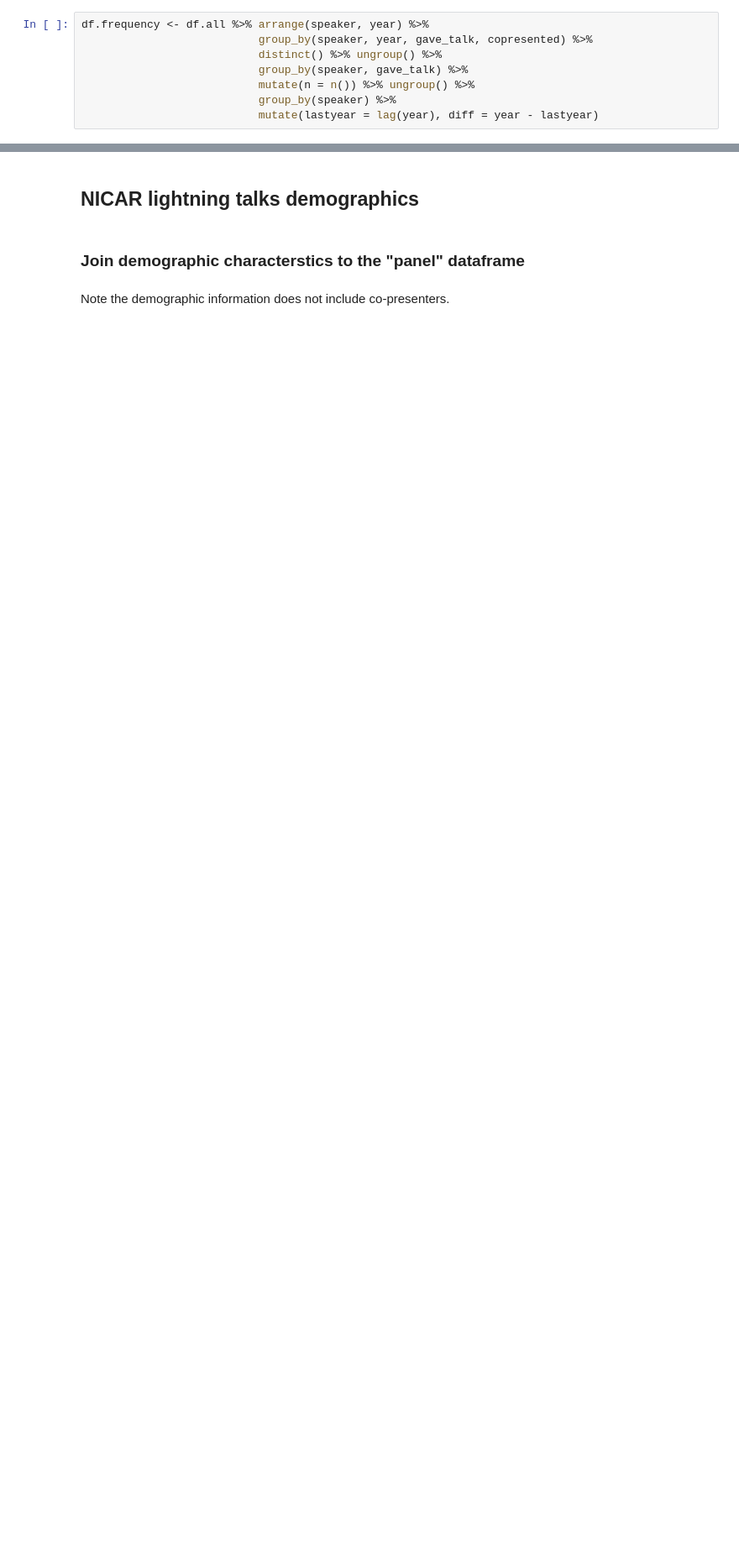
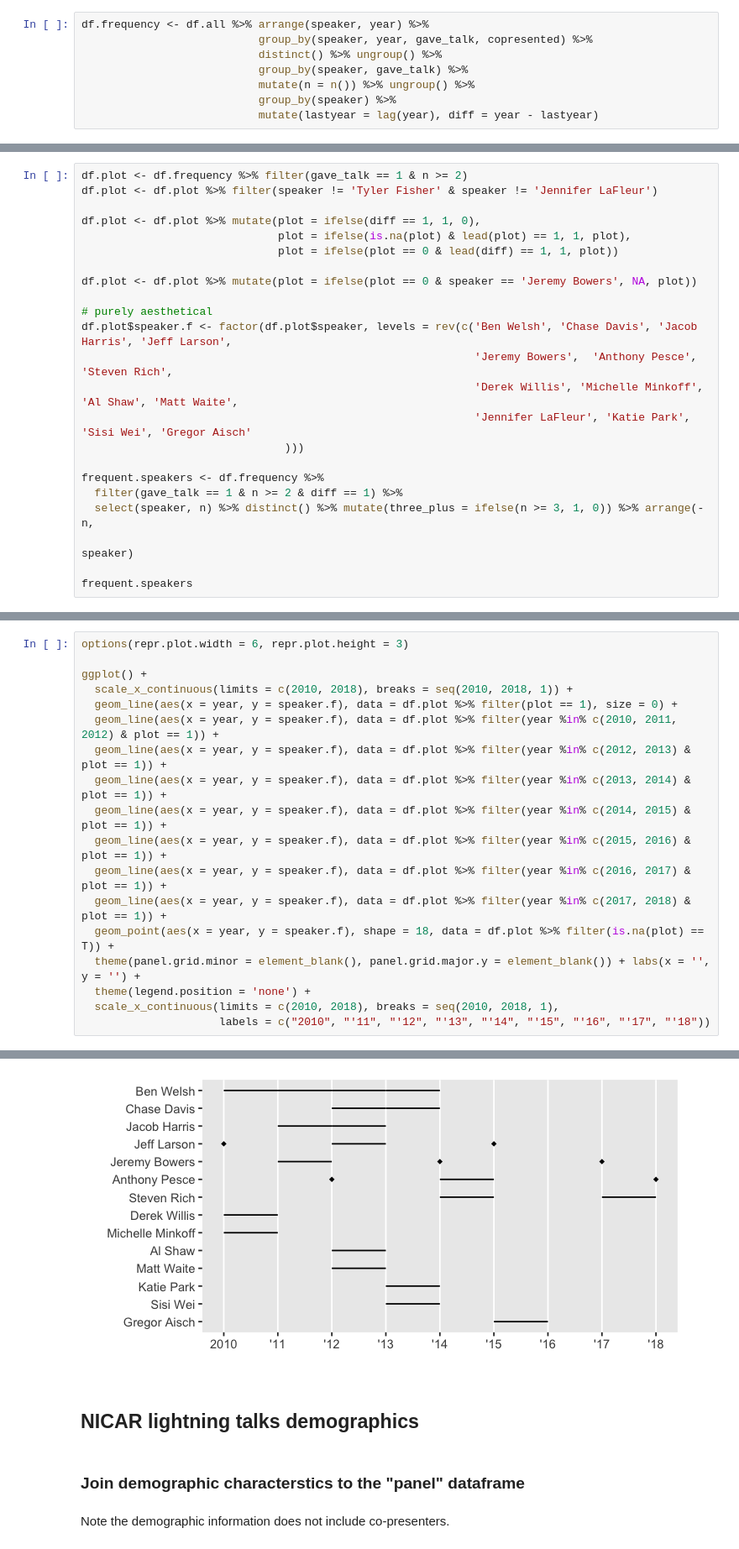
Before and after one commit to underthecurve/lightning-talks-analysis, a Jupyter notebook: analysis.ipynb, the cells around one changed output, grey strips where cells are left out. Shown: that part at 84% size. Saved outputs shown, nothing was run; the diff lists cells and outputs as text; blank space fills up the shorter version.

Commit message:
add frequent speakers plot

```diff
--- a/analysis.ipynb
+++ b/analysis.ipynb
@@ -352,0 +356,23 @@ df.frequency %>% head()
+# %%
+df.plot <- df.frequency %>% filter(gave_talk == 1 & n >= 2)
+df.plot <- df.plot %>% filter(speaker != 'Tyler Fisher' & speaker != 'Jennifer LaFleur')
+
+df.plot <- df.plot %>% mutate(plot = ifelse(diff == 1, 1, 0),
+                              plot = ifelse(is.na(plot) & lead(plot) == 1, 1, plot),
+                              plot = ifelse(plot == 0 & lead(diff) == 1, 1, plot))
+
+df.plot <- df.plot %>% mutate(plot = ifelse(plot == 0 & speaker == 'Jeremy Bowers', NA, plot))
+
+# purely aesthetical
+df.plot$speaker.f <- factor(df.plot$speaker, levels = rev(c('Ben Welsh', 'Chase Davis', 'Jacob Harris', 'Jeff Larson',
+                                                            'Jeremy Bowers',  'Anthony Pesce', 'Steven Rich',
+                                                            'Derek Willis', 'Michelle Minkoff', 'Al Shaw', 'Matt Waite',
+                                                            'Jennifer LaFleur', 'Katie Park', 'Sisi Wei', 'Gregor Aisch'
+                               )))
+
+frequent.speakers <- df.frequency %>%
+  filter(gave_talk == 1 & n >= 2 & diff == 1) %>%
+  select(speaker, n) %>% distinct() %>% mutate(three_plus = ifelse(n >= 3, 1, 0)) %>% arrange(-n,
+                                                                                             speaker)
+
+frequent.speakers
@@ -352,0 +396,19 @@ df.frequency %>% head()
+# %%
+options(repr.plot.width = 6, repr.plot.height = 3)
+
+ggplot() +
+  scale_x_continuous(limits = c(2010, 2018), breaks = seq(2010, 2018, 1)) +
+  geom_line(aes(x = year, y = speaker.f), data = df.plot %>% filter(plot == 1), size = 0) +
+  geom_line(aes(x = year, y = speaker.f), data = df.plot %>% filter(year %in% c(2010, 2011, 2012) & plot == 1)) +
+  geom_line(aes(x = year, y = speaker.f), data = df.plot %>% filter(year %in% c(2012, 2013) & plot == 1)) +
+  geom_line(aes(x = year, y = speaker.f), data = df.plot %>% filter(year %in% c(2013, 2014) & plot == 1)) +
+  geom_line(aes(x = year, y = speaker.f), data = df.plot %>% filter(year %in% c(2014, 2015) & plot == 1)) +
+  geom_line(aes(x = year, y = speaker.f), data = df.plot %>% filter(year %in% c(2015, 2016) & plot == 1)) +
+  geom_line(aes(x = year, y = speaker.f), data = df.plot %>% filter(year %in% c(2016, 2017) & plot == 1)) +
+  geom_line(aes(x = year, y = speaker.f), data = df.plot %>% filter(year %in% c(2017, 2018) & plot == 1)) +
+  geom_point(aes(x = year, y = speaker.f), shape = 18, data = df.plot %>% filter(is.na(plot) == T)) +
+  theme(panel.grid.minor = element_blank(), panel.grid.major.y = element_blank()) + labs(x = '', y = '') +
+  theme(legend.position = 'none') +
+  scale_x_continuous(limits = c(2010, 2018), breaks = seq(2010, 2018, 1),
+                     labels = c("2010", "'11", "'12", "'13", "'14", "'15", "'16", "'17", "'18"))
+# %% [output]
@@ -353,3 +419,4 @@ df.frequency %>% head()
+[figure, added]
 # %% [markdown]
 ## NICAR lightning talks demographics
 # %% [markdown]
```
Also changed, not shown: parts of 8 cells of this notebook.
